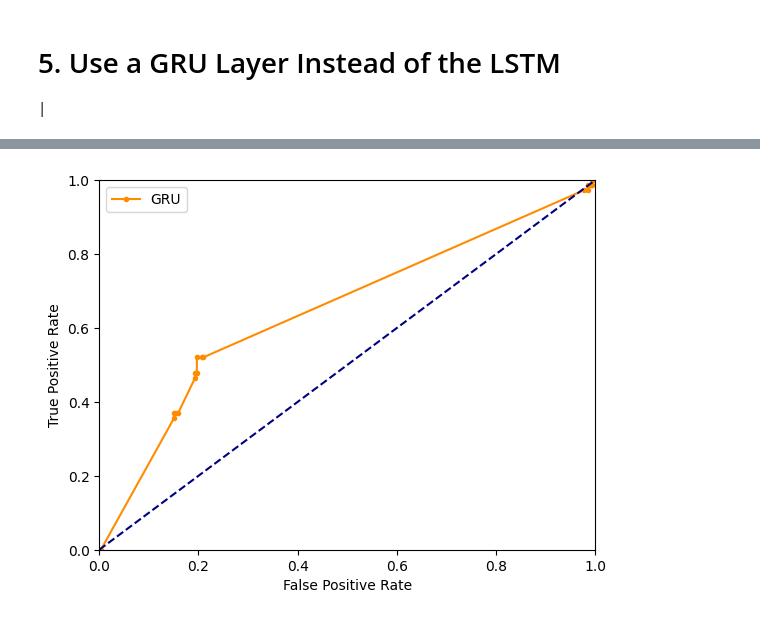
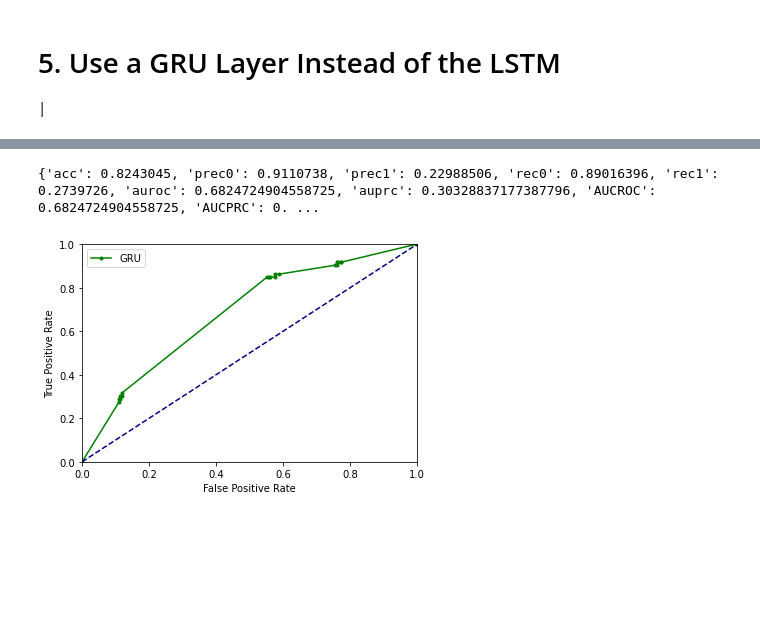
Before and after one commit to florencecornelissen/Mortality_Prediction, a Jupyter notebook: in_hospital_mortality_structured_v2.ipynb, the cells around one changed output, grey strips where cells are left out. Drawn from its saved outputs; the diff is of its cells as text; code cells hidden in the pictures; blank space fills up the shorter version.

```diff
--- a/in_hospital_mortality_structured_v2.ipynb
+++ b/in_hospital_mortality_structured_v2.ipynb
@@ -1265,7 +1422,6 @@ def train(args):
        y_logits = model(x)
        # keep track of loss
        loss_batch = criterion(y_logits, labels)
-       training_losses.append(loss_batch.item())
        # Backpropagate and update the model weights.
        loss_batch.backward()
        optimizer.step()
@@ -1281,18 +1437,18 @@ def train(args):
 
     training_lossesgru.append(loss_batch.item())
     # Progess on validation data after every epoch
-    metrics_results, _, _ = eval_model(model,
+    metrics_results1, _, _ = eval_model(model,
                                 val_dl,
                                 device)
-    metrics_results['epoch'] = epoch_num
+    metrics_results1['epoch'] = epoch_num
     # save results of current epoch
-    results.append(metrics_results)
+    results.append(metrics_results1)
     # For mild imbalanced (or balanced) data, use AUC-ROC. For highly imbalanced data, use AUC-PRC. # Check whether our data is imbalanced or not
     # print(metrics_results['AUCPRC'])
 
     #Model selection
-    if metrics_results['AUCROC'] > best_val_auc:
-      best_val_auc = metrics_results['AUCROC']
+    if metrics_results1['AUCROC'] > best_val_auc:
+      best_val_auc = metrics_results1['AUCROC']
       # Save the model's state when a new best AUC is found
       #your code here
       # save best model to disk
@@ -1311,8 +1467,8 @@ args = {'dim':16,
         'bidirectional':False, #we are not going to use biRNN
         'seed':42,
         'steps':50, # print loss every num of steps
-        'data':'test_text_data_2/in-hospital-mortality/', # path to MIMIC data
-        'notes':'test_text_data_2/train/', # code ignores text
+        'data':'in-hospital-mortality/', # path to MIMIC data
+        'notes':'train/', # code ignores text
         'timestep':1.0, # observations every hour
         'imputation':'previous', # imputation method
         'normalizer_state':None} # we use normalization config
@@ -1410,10 +1566,10 @@ def test(args):
     logging.info(model)
     model = model.to(device)
 
-    metrics_results, pred_probs, y_true = eval_model(model,
+    metrics_results1, pred_probs1, y_true1 = eval_model(model,
                                 test_dl,
                                 device)
-    return metrics_results, pred_probs, y_true
+    return metrics_results1, pred_probs1, y_true1
 # %%
 # Run test on saved model *.pt
 # remember to use the same hyperparameters as in training
@@ -1424,10 +1580,10 @@ args = {'best_model':'rnn_modelGRU.pt',
         'emb_size':16,
         'aggregation_type':'lasthidden',
         'bidirectional':False,
-        'data':'test_text_data_2/in-hospital-mortality/', #path to data
-        'notes':'test_text_data_2/test', #the code ignores the text
+        'data':'in-hospital-mortality/', #path to data
+        'notes':'test', #the code ignores the text
         'timestep':1.0,
         'imputation':'previous',
         'normalizer_state':None}
-metrics_results, pred_probs, y_true = test(args)
+metrics_results1, pred_probs1, y_true1 = test(args)
 # %% [output]
@@ -1452,20 +1608,24 @@ metrics_results, pred_probs, y_true = test(args)
+# %%
+print(metrics_results1)
+# %% [output]
+{'acc': 0.8243045, 'prec0': 0.9110738, 'prec1': 0.22988506, 'rec0': 0.89016396, 'rec1': 0.2739726, 'auroc': 0.6824724904558725, 'auprc': 0.30328837177387796, 'AUCROC': 0.6824724904558725, 'AUCPRC': 0. ...
 # %%
 # Plot roc curve
-lstm_fpr, lstm_tpr, lstm_thresholds = metrics.roc_curve(y_true, pred_probs)
+gru_fpr, gru_tpr, gru_thresholds = metrics.roc_curve(y_true1, pred_probs1)
 
 # plot the roc curve for the model
 plt.figure()
 plt.ylim(0., 1.0)
 plt.xlim(0.,1.0)
-plt.plot(lstm_fpr, lstm_tpr, marker='.', label='GRU', color='darkorange')
+plt.plot(gru_fpr, gru_tpr, marker='.', label='GRU', color='green')
 plt.plot([0, 1], [0, 1], color='navy', linestyle='--')
 # axis labels
 plt.xlabel('False Positive Rate')
 plt.ylabel('True Positive Rate')
 # show the legend
 plt.legend()
 plt.show()
 # %% [output]
-[figure, old version]
+[figure, new version]
 # %%
 # Plot calibration curve
```
Also changed, not shown: parts of 40 cells of this notebook, 19 other files.
